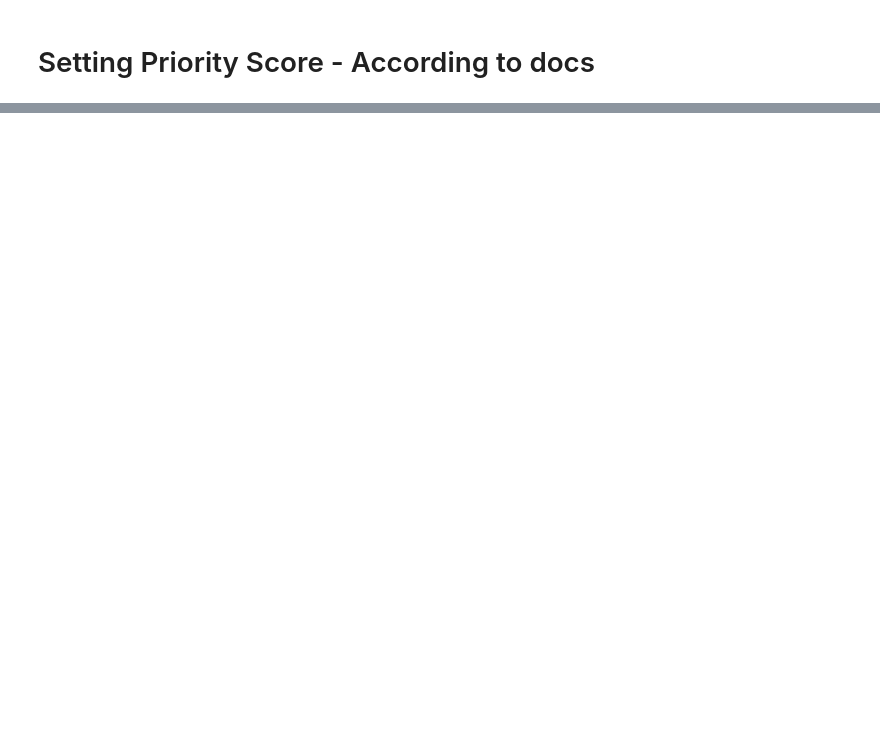
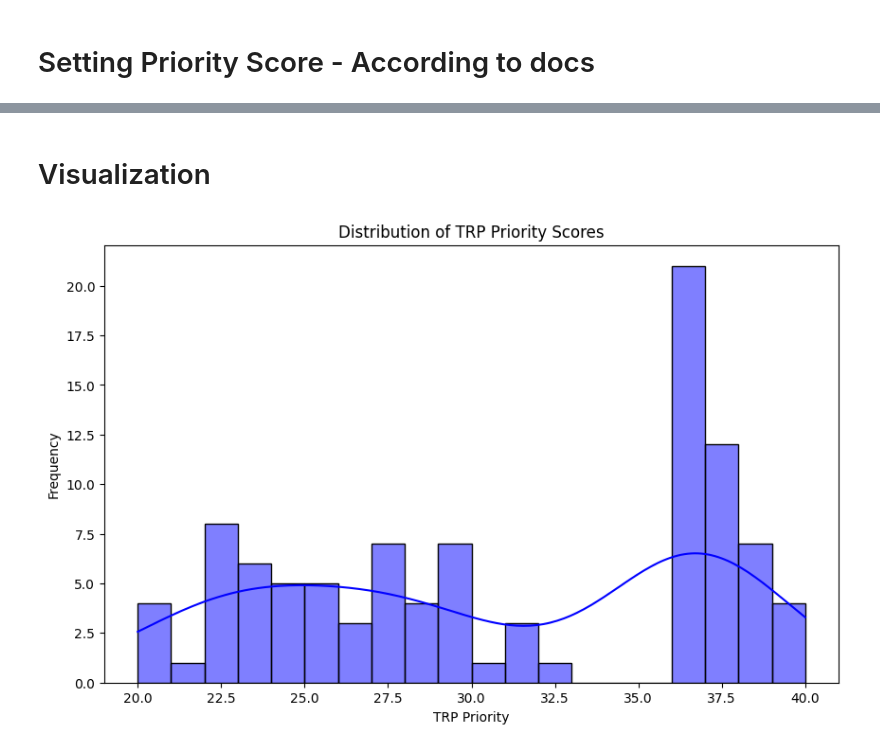
Before and after one commit to devkartikrathi/CricRadio, a Jupyter notebook: main.ipynb, the cells around one changed output, grey strips where cells are left out. Drawn from its saved outputs; the diff is of its cells as text; code cells hidden in the pictures; blank space fills up the shorter version.

```diff
--- a/main.ipynb
+++ b/main.ipynb
@@ -86,14 +116,14 @@ print(unique_values)
 # %% [markdown]
 # Setting Priority Score - According to docs
 # %%
-priority_scores = {
+priority = {
     'Series Type': {'World Cup': 1, 'Other': 2},
     'Rivalry': {'Ind vs Pak': 1, 'Ashes': 2, 'Other': 3},
     'Status': {'Live': 1, 'Upcoming': 2, 'Completed': 3, 'Special Match': 4, 'Final': 5, 'Semi-final': 6, 'Quarter-final': 7},
     'Teams': {'India': 1, 'England': 2, 'Australia': 3, 'South Africa': 4, 'Pakistan': 5, 'New Zealand': 6, 'Sri Lanka': 7, 'West Indies': 8, 'Afghanistan': 9, 'Others': 10},
-    'Time (IST)': {('1700', '2030'): 1, ('1200', '1700'): 2, ('2030', '2300'): 3, ('0900', '1200'): 4, ('2300', '0100'): 5, ('0100', '0600'): 6, ('0600', '0900'): 7},
+    'Time (IST)': {('17:00', '20:30'): 1, ('12:00', '17:00'): 2, ('20:30', '23:00'): 3, ('09:00', '12:00'): 4, ('23:00', '01:00'): 5, ('01:00', '06:00'): 6, ('06:00', '09:00'): 7},
     'Match Category': {'International': 1, 'Domestic': 2},
-    'Format': {'T20': 1, 'One Day': 2, 'Test': 3},
+    'Format': {'T20': 1, 'ODI': 2, 'Test': 3},
     'Is League': {'Yes': 1, 'No': 2},
     'Gender': {'Male': 1, 'Female': 2}
 }
@@ -99,0 +132,28 @@ priority_scores = {
+# %%
+def calculate_trp(row):
+    trp = 0
+    trp += priority['Series Type'].get(row['Series Type'], 2)
+    trp += priority['Rivalry'].get(row['Rivalry'], 3)
+    trp += priority['Status'].get(row['Status'], 7)
+    trp += min(priority['Teams'].get(row['Team A'], 10), priority['Teams'].get(row['Team B'], 10))
+
+    match_time = row['Time (IST)']
+    for time_range, score in priority['Time (IST)'].items():
+        start_time = datetime.strptime(time_range[0], '%H:%M').time()
+        end_time = datetime.strptime(time_range[1], '%H:%M').time()
+        if start_time <= match_time <= end_time:
+            trp += score
+            break
+
+    trp += priority['Match Category'].get(row['Match Category'], 2)
+    trp += priority['Format'].get(row['Match Type'], 3)
+    trp += priority['Is League'].get(row['League/Event'], 2)
+    trp += priority['Gender'].get(row['Gender'], 2)
+    trp += row['No. of Teams']
+
+    return trp
+# %%
+df['TRP Priority'] = df.apply(calculate_trp, axis=1)
+# %%
+df = df.sort_values(by='TRP Priority')
+df
@@ -99,0 +177,11 @@ priority_scores = {
+# %% [markdown]
+# Visualization
+# %%
+plt.figure(figsize=(10, 6))
+sns.histplot(df['TRP Priority'], bins=20, kde=True, color='blue')
+plt.title('Distribution of TRP Priority Scores')
+plt.xlabel('TRP Priority')
+plt.ylabel('Frequency')
+plt.show()
+# %% [output]
+[figure, added]
```
Also changed, not shown: parts of 15 cells of this notebook, 4 other files.
